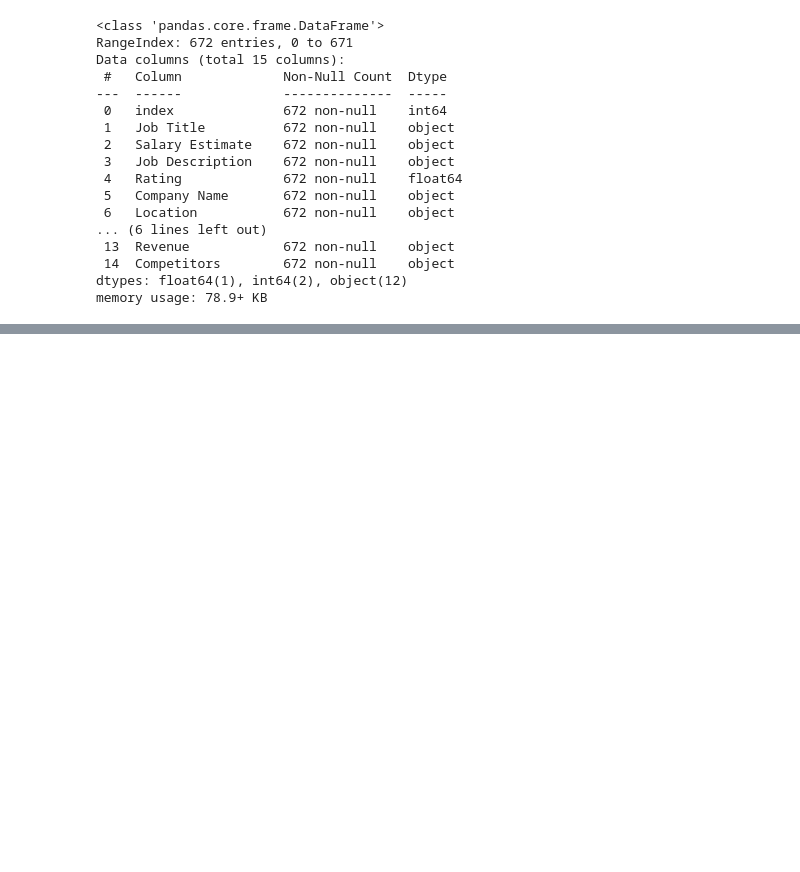
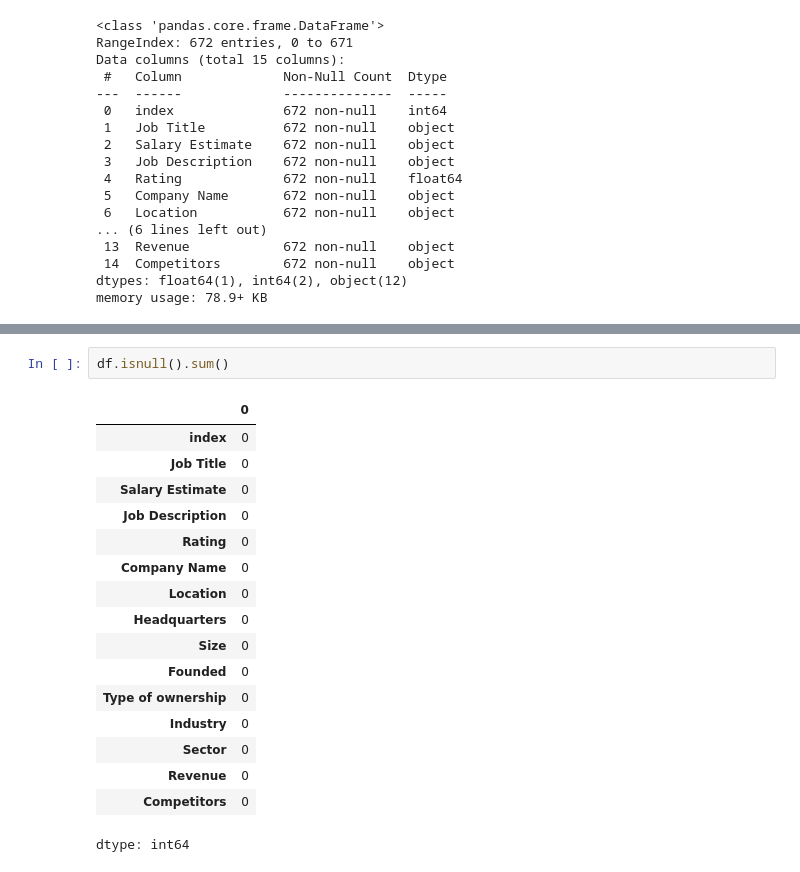
Before and after one commit to ShohrehShahsavari/Data-Analysis-And-Machine-Learning-Projects, a Jupyter notebook: 2. Employment and Workforce/Data Science Jobs/DS_jobs.ipynb, the cells around one changed output, grey strips where cells are left out. Saved outputs shown, nothing was run; the diff lists cells and outputs as text; blank space fills up the shorter version.

```diff
--- a/2. Employment and Workforce/Data Science Jobs/DS_jobs.ipynb
+++ b/2. Employment and Workforce/Data Science Jobs/DS_jobs.ipynb
@@ -67,0 +74,20 @@ memory usage: 78.9+ KB
+# %%
+df.isnull().sum()
+# %% [output]
+|  | 0 |
+| index | 0 |
+| Job Title | 0 |
+| Salary Estimate | 0 |
+| Job Description | 0 |
+| Rating | 0 |
+| Company Name | 0 |
+| Location | 0 |
+| Headquarters | 0 |
+| Size | 0 |
+| Founded | 0 |
+| Type of ownership | 0 |
+| Industry | 0 |
+| Sector | 0 |
+| Revenue | 0 |
+| Competitors | 0 |
+dtype: int64
```
Also changed, not shown: parts of 24 cells of this notebook.
